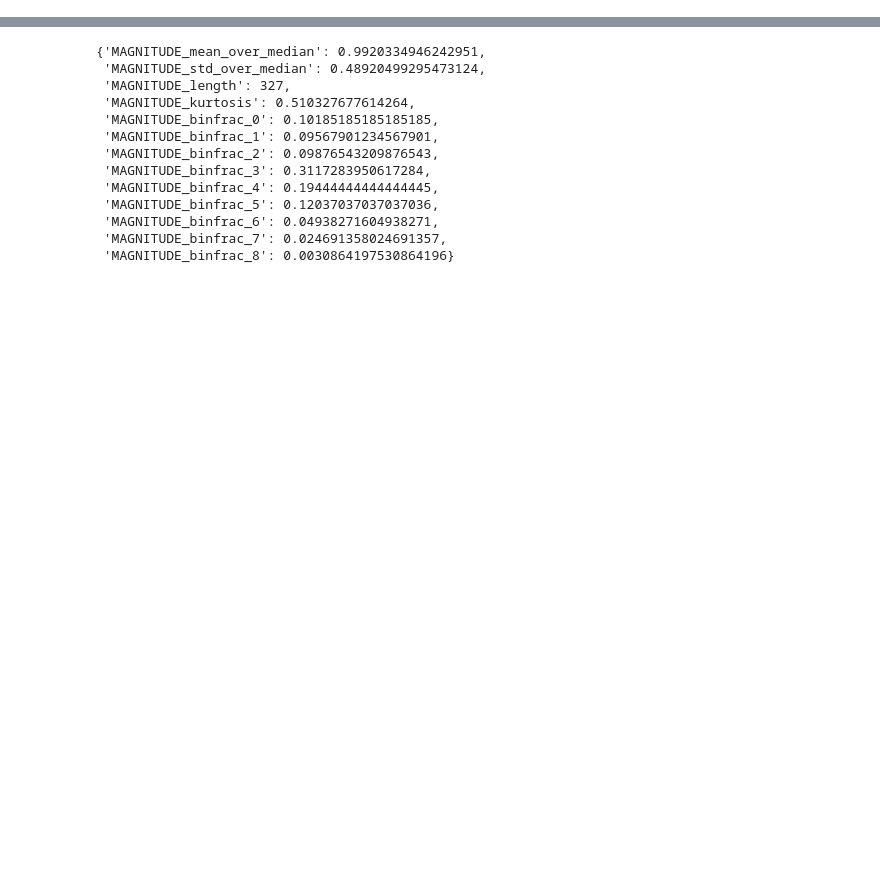
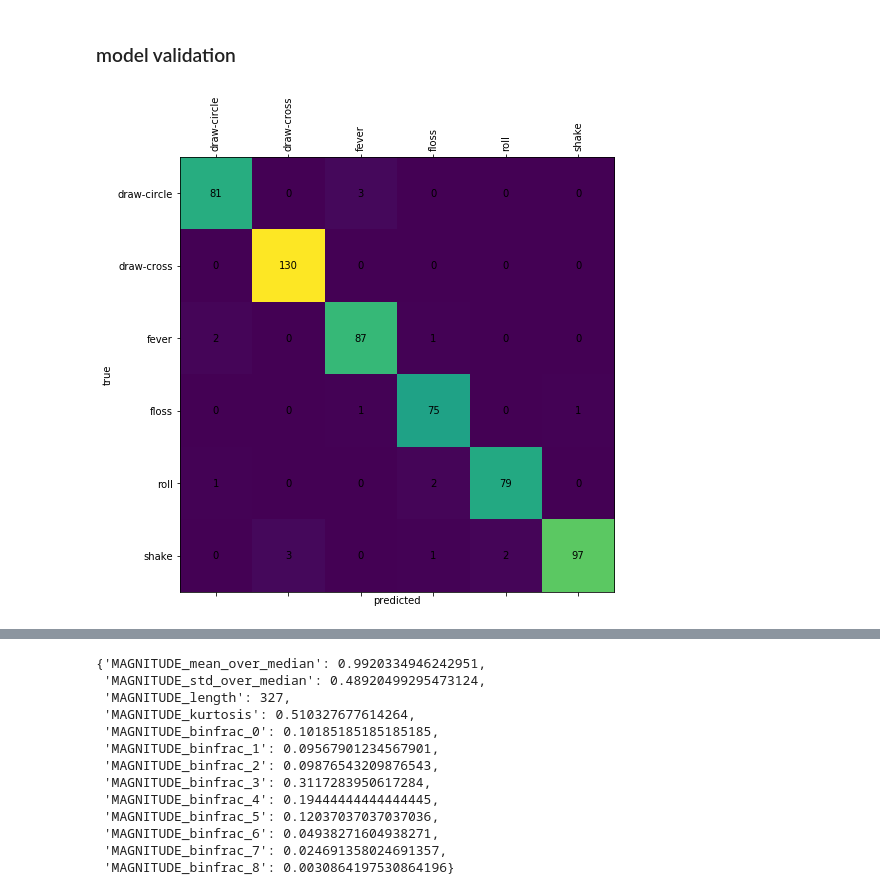
Before and after one commit to TreeinRandomForest/SummitDemo, a Jupyter notebook: Analysis of Dance Moves.ipynb, the cells around one changed output, grey strips where cells are left out. Saved outputs shown, nothing was run; the diff lists cells and outputs as text; code cells hidden in the pictures; blank space fills up the shorter version.

```diff
--- a/Analysis of Dance Moves.ipynb
+++ b/Analysis of Dance Moves.ipynb
@@ -168,0 +496,4 @@ for d in data[label]:
+# %%
+df = pd.concat(df_list, axis=1)
+df['index'] = index_list
+df['label'] = label_list
@@ -168,0 +526,3 @@ for d in data[label]:
+# %%
+df = df[~df['label'].isin(['draw-triangle'])]
+df['label'].value_counts()
@@ -168,0 +566,42 @@ for d in data[label]:
+# %%
+model = RandomForestClassifier(max_depth=4, n_estimators=500, n_jobs=10, min_samples_leaf=3)
+
+model.fit(train_df.drop('label', axis=1), train_df['label'])
+
+train_labels = train_df['label']
+train_pred = model.predict(train_df.drop('label', axis=1))
+train_pred_prob = model.predict_proba(train_df.drop('label', axis=1))
+
+test_labels = test_df['label']
+test_pred = model.predict(test_df.drop('label', axis=1))
+test_pred_prob = model.predict_proba(test_df.drop('label', axis=1))
+# %% [markdown]
+### model validation
+# %%
+def plot_confusion_matrix(train_labels, train_pred):
+    fig = plt.figure(figsize=(8,8))
+    ax = plt.subplot()
+
+    labels = np.sort(list(train_labels.value_counts().index))
+
+    confusion = confusion_matrix(train_labels, train_pred, labels=labels)
+    ax.matshow(confusion)
+
+    ax.set_xticks(range(len(labels)))
+    ax.set_yticks(range(len(labels)))
+
+    ax.set_xticklabels(labels, rotation=90);
+    ax.set_yticklabels(labels);
+
+    for i in range(len(labels)):
+        for j in range(len(labels)):
+            ax.text(j, i, confusion[i,j], va='center', ha='center')
+
+    plt.xlabel('predicted')
+    plt.ylabel('true')
+
+    return fig
+# %%
+_ = plot_confusion_matrix(train_labels, train_pred)
+# %% [output]
+[figure, added]
```
Also changed, not shown: parts of 97 cells of this notebook.
